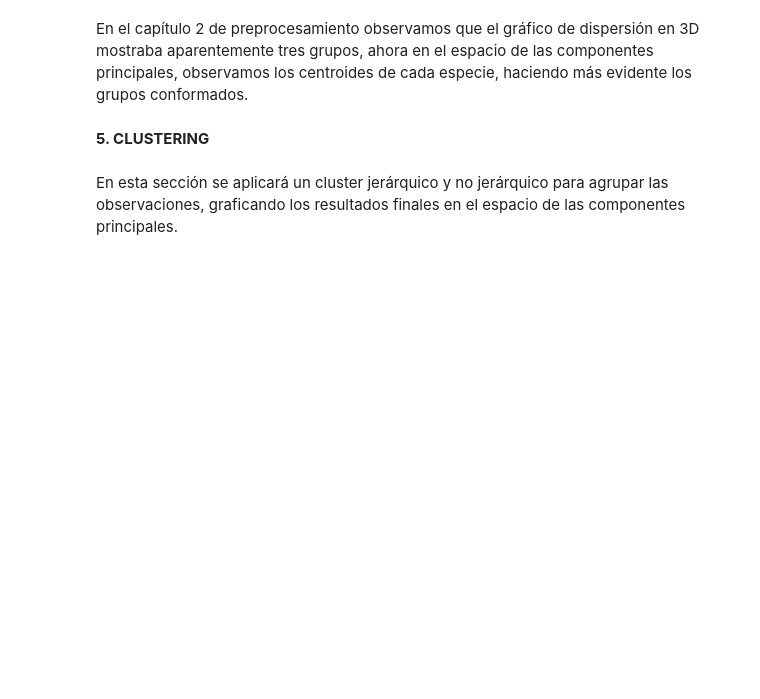
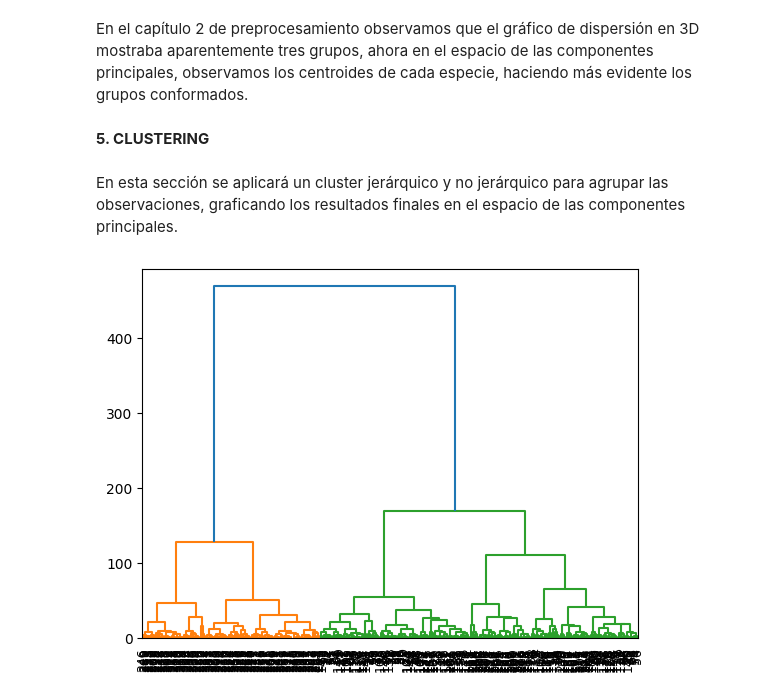
Before and after one commit to sebmcas/Mineria_de_datos, a Jupyter notebook: Clusters_Y_PCA.ipynb, the cells around one changed output. Drawn from its saved outputs; the diff is of its cells as text; code cells hidden in the pictures; blank space fills up the shorter version.

```diff
--- a/Clusters_Y_PCA.ipynb
+++ b/Clusters_Y_PCA.ipynb
@@ -408,3 +409,18 @@ En el capítulo 2 de preprocesamiento observamos que el gráfico de dispersión
 **5. CLUSTERING**
 # %% [markdown]
 En esta sección se aplicará un cluster jerárquico y no jerárquico para agrupar las observaciones, graficando los resultados finales en el espacio de las componentes principales.
+# %%
+# Calculamos la matriz de distancia Euclidiana entre todas las observaciones
+distance_matrix = distance.cdist(df_est, df_est, 'euclidean')
+
+# Pasamos la matriz a DataFrame
+df_distance = pd.DataFrame(distance_matrix, index=df.index, columns=df.index)
+
+# Realizamos el clustering jerárquico con método ward
+linkage_matrix = sch.linkage(df_distance, method='ward')
+
+# Graficamos el dendrograma
+dendrogram = sch.dendrogram(linkage_matrix, labels=df.index, leaf_font_size=9, leaf_rotation=90)
+plt.show()
+# %% [output]
+[figure, added]
```
Also changed, not shown: parts of 1 cell of this notebook.
